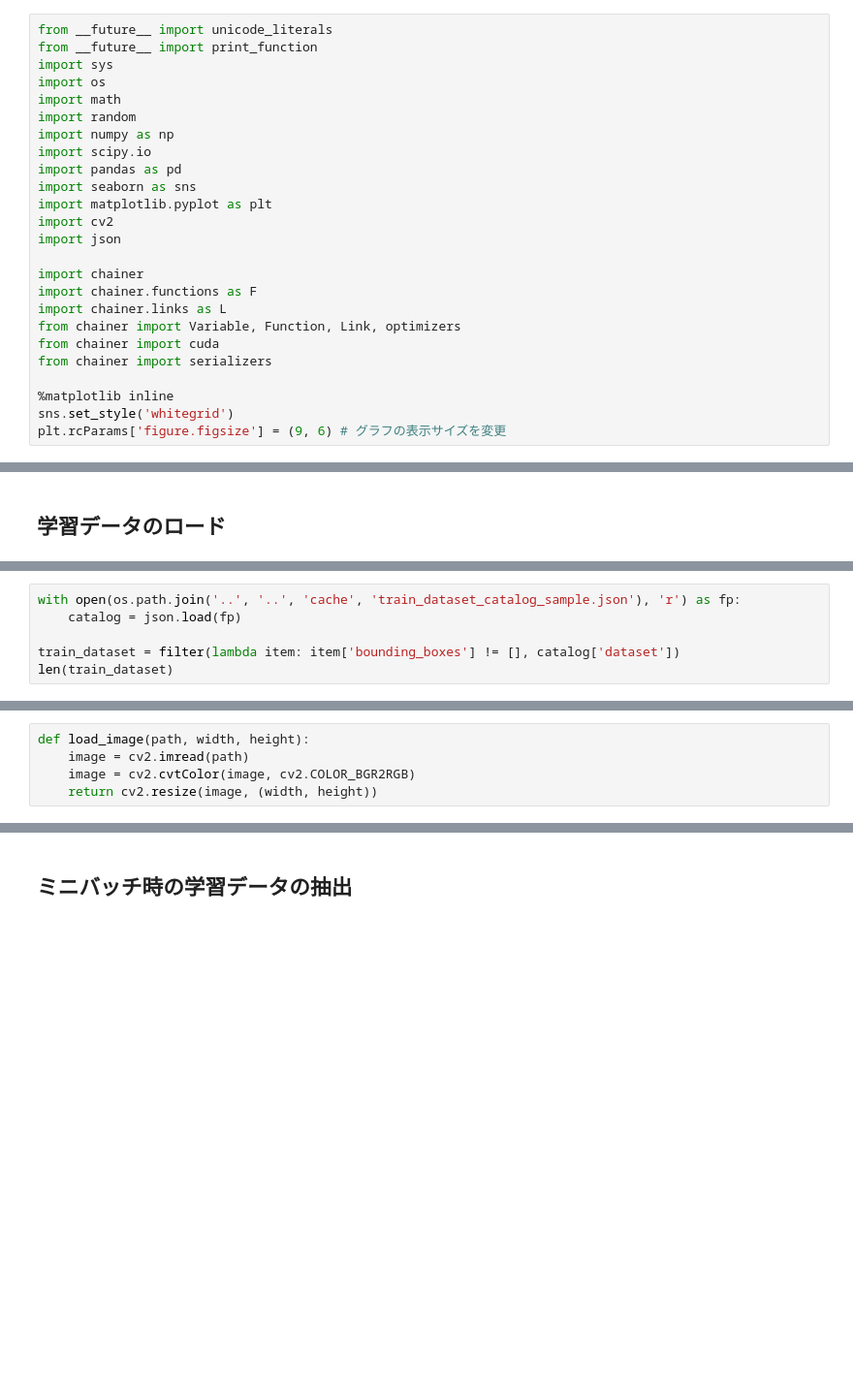
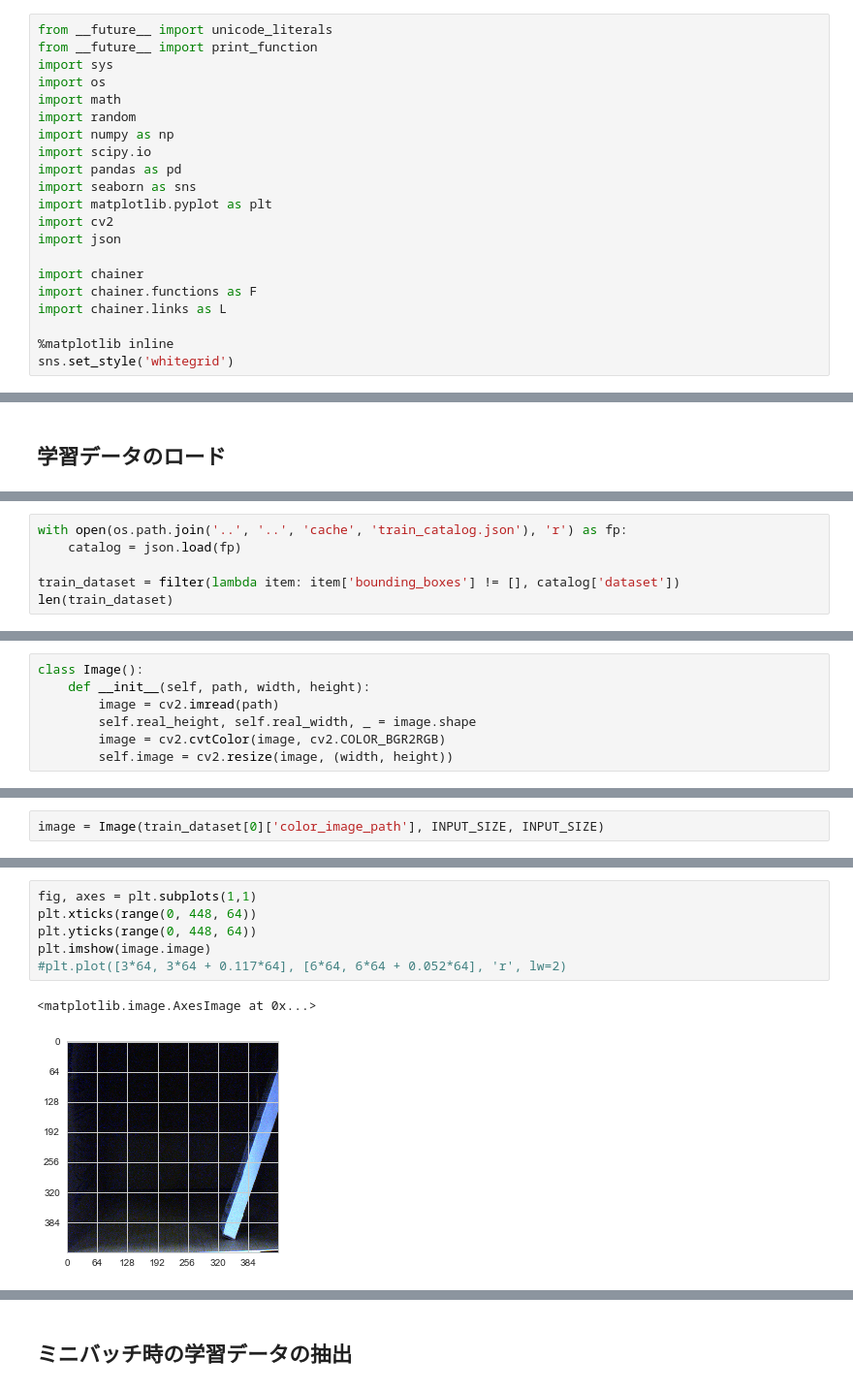
Before and after one commit to uents/chainer-playground, a Jupyter notebook: dl-course/doc/ueno/yolo.ipynb, the cells around one changed output, grey strips where cells are left out. Shown at 97% size. Drawn from its saved outputs; the diff is of its cells as text; blank space fills up the shorter version.

```diff
--- a/dl-course/doc/ueno/yolo.ipynb
+++ b/dl-course/doc/ueno/yolo.ipynb
@@ -18,13 +18,9 @@ import json
 import chainer
 import chainer.functions as F
 import chainer.links as L
-from chainer import Variable, Function, Link, optimizers
-from chainer import cuda
-from chainer import serializers
 
 %matplotlib inline
 sns.set_style('whitegrid')
-plt.rcParams['figure.figsize'] = (9, 6) # グラフの表示サイズを変更
 # %%
 sys.version
 # %% [output]
@@ -216,5 +272,5 @@ ORIG_WIDTH, ORIG_HEIGHT = (1280, 960)
 # %%
-with open(os.path.join('..', '..', 'cache', 'train_dataset_catalog_sample.json'), 'r') as fp:
+with open(os.path.join('..', '..', 'cache', 'train_catalog.json'), 'r') as fp:
     catalog = json.load(fp)
 
 train_dataset = filter(lambda item: item['bounding_boxes'] != [], catalog['dataset'])
@@ -237,5 +293,7 @@ train_dataset[0]
 # %%
-def load_image(path, width, height):
-    image = cv2.imread(path)
-    image = cv2.cvtColor(image, cv2.COLOR_BGR2RGB)
-    return cv2.resize(image, (width, height))
+class Image():
+    def __init__(self, path, width, height):
+        image = cv2.imread(path)
+        self.real_height, self.real_width, _ = image.shape
+        image = cv2.cvtColor(image, cv2.COLOR_BGR2RGB)
+        self.image = cv2.resize(image, (width, height))
@@ -248,0 +360,2 @@ images.shape, labels.shape
+# %%
+image = Image(train_dataset[0]['color_image_path'], INPUT_SIZE, INPUT_SIZE)
@@ -248,0 +366,9 @@ images.shape, labels.shape
+# %%
+fig, axes = plt.subplots(1,1)
+plt.xticks(range(0, 448, 64))
+plt.yticks(range(0, 448, 64))
+plt.imshow(image.image)
+#plt.plot([3*64, 3*64 + 0.117*64], [6*64, 6*64 + 0.052*64], 'r', lw=2)
+# %% [output]
+<matplotlib.image.AxesImage at 0x...>
+[figure, added]
```
Also changed, not shown: parts of 69 cells of this notebook.
